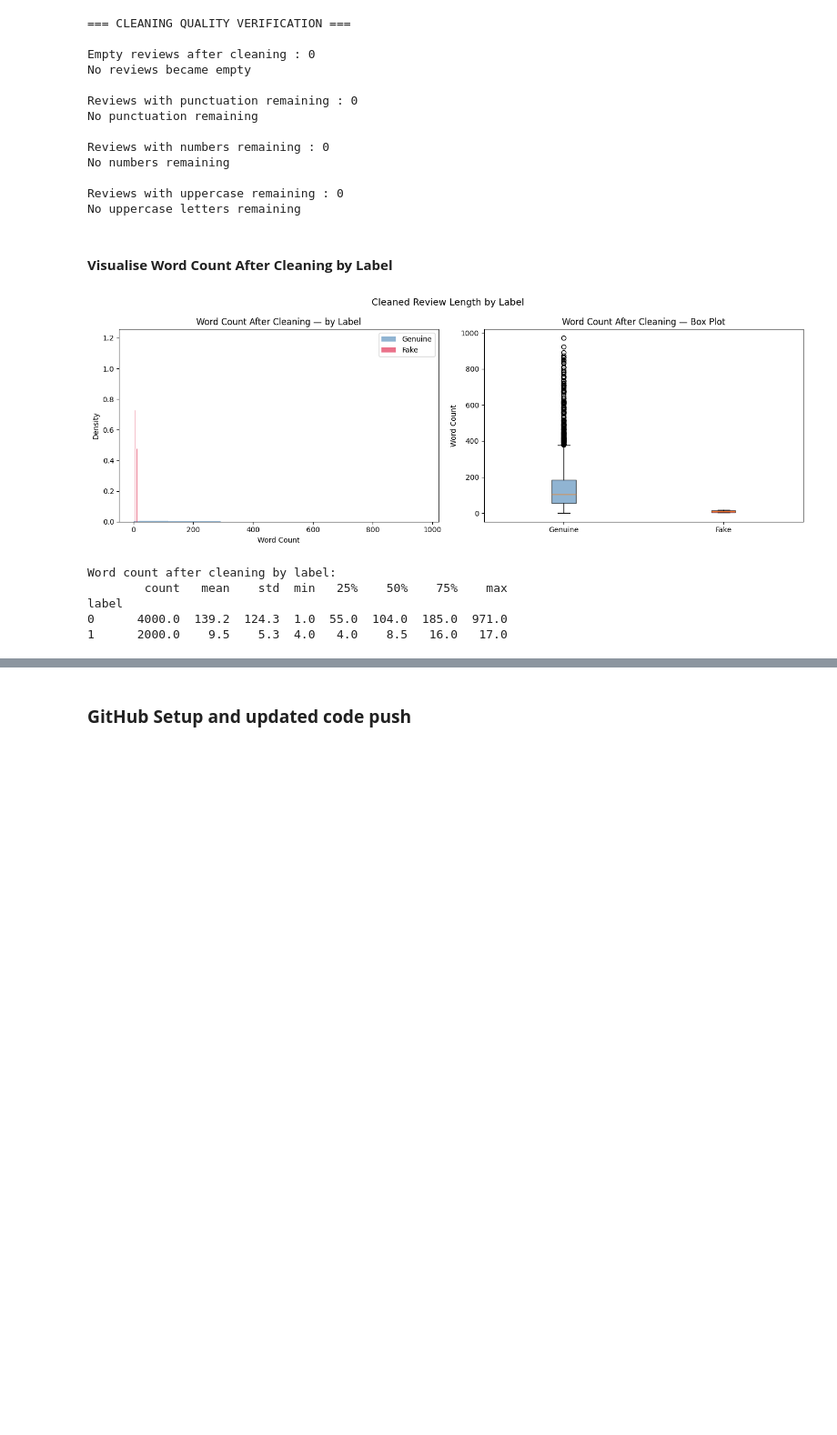
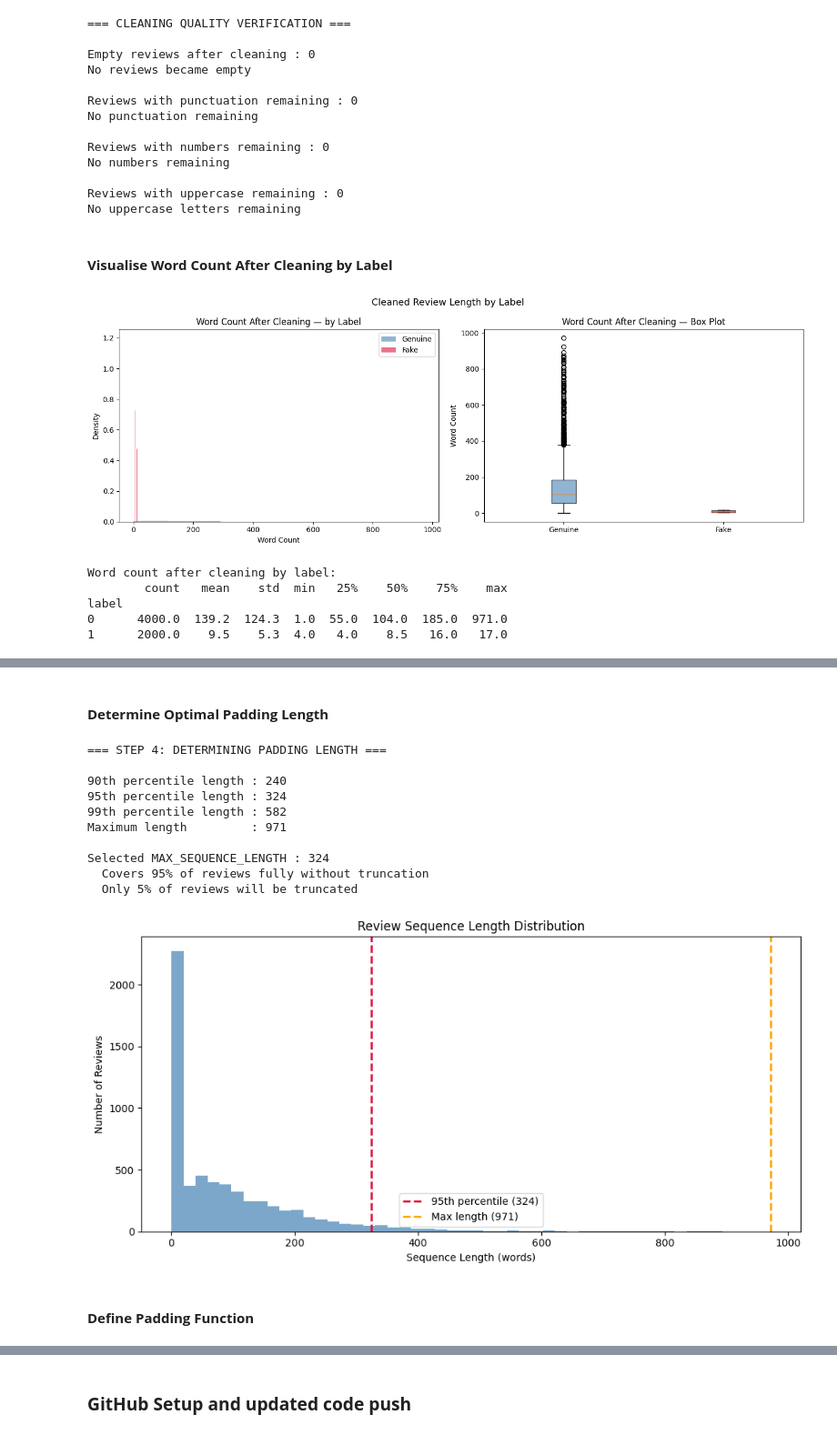
Before and after one commit to Thedeadman0612/TrustCart, a Jupyter notebook: phase2/notebooks/phase2_fake_review_detection.ipynb, the cells around one changed output, grey strips where cells are left out. Shown at 91% size. Saved outputs shown, nothing was run; the diff lists cells and outputs as text; code cells hidden in the pictures; blank space fills up the shorter version.

Commit message:
Phase 2 Task 3: Tokenization and padding complete

```diff
--- a/phase2/notebooks/phase2_fake_review_detection.ipynb
+++ b/phase2/notebooks/phase2_fake_review_detection.ipynb
@@ -748,0 +953,71 @@ label
+# %% [markdown]
+#### **Determine Optimal Padding Length**
+# %%
+print("=== STEP 4: DETERMINING PADDING LENGTH ===")
+print("")
+
+# We need ONE fixed length for all sequences
+# Options:
+# Max length  -> pad everything to longest review
+#                wastes memory on very long outliers
+# 95th %ile   -> covers 95% of reviews fully
+#                only 5% get truncated
+#                good balance of coverage vs memory
+
+percentile_90 = int(np.percentile(seq_lengths, 90))
+percentile_95 = int(np.percentile(seq_lengths, 95))
+percentile_99 = int(np.percentile(seq_lengths, 99))
+max_length    = max(seq_lengths)
+
+print(f"90th percentile length : {percentile_90}")
+print(f"95th percentile length : {percentile_95}")
+print(f"99th percentile length : {percentile_99}")
+print(f"Maximum length         : {max_length}")
+print("")
+
+# Use 95th percentile
+MAX_SEQUENCE_LENGTH = percentile_95
+
+print(f"Selected MAX_SEQUENCE_LENGTH : {MAX_SEQUENCE_LENGTH}")
+print(f"  Covers {95}% of reviews fully without truncation")
+print(f"  Only {5}% of reviews will be truncated")
+print("")
+
+# Visualise sequence length distribution
+plt.figure(figsize=(10, 5))
+
+plt.hist(seq_lengths, bins=50, color='steelblue', alpha=0.7)
+plt.axvline(
+    x=MAX_SEQUENCE_LENGTH,
+    color='crimson',
+    linestyle='--',
+    linewidth=2,
+    label=f'95th percentile ({MAX_SEQUENCE_LENGTH})'
+)
+plt.axvline(
+    x=max_length,
+    color='orange',
+    linestyle='--',
+    linewidth=2,
+    label=f'Max length ({max_length})'
+)
+plt.xlabel('Sequence Length (words)')
+plt.ylabel('Number of Reviews')
+plt.title('Review Sequence Length Distribution')
+plt.legend()
+plt.tight_layout()
+plt.show()
+# %% [output]
+=== STEP 4: DETERMINING PADDING LENGTH ===
+
+90th percentile length : 240
+95th percentile length : 324
+99th percentile length : 582
+Maximum length         : 971
+
+Selected MAX_SEQUENCE_LENGTH : 324
+  Covers 95% of reviews fully without truncation
+  Only 5% of reviews will be truncated
+[figure, added]
+# %% [markdown]
+#### **Define Padding Function**
```
Also changed, not shown: parts of 19 cells of this notebook.
